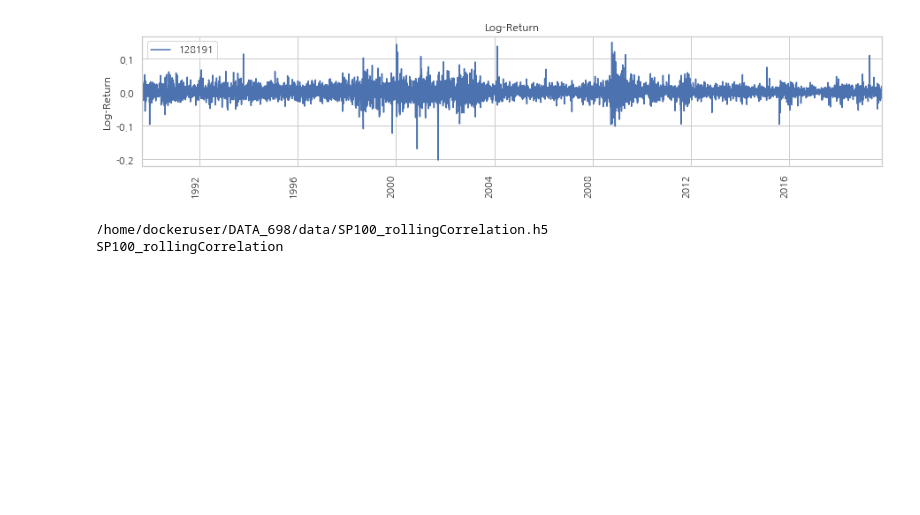
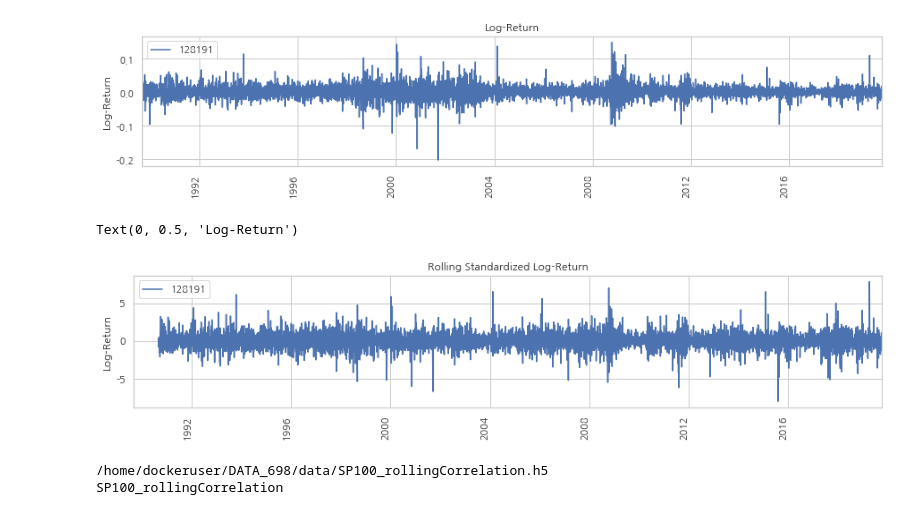
Before and after one commit to dnokes/DATA_698, a Jupyter notebook: notebooks/prototyping/DATA_698_Test_MSTs_Docker_Test.ipynb, the cells around one changed output. Cells and saved outputs as stored; diff of their text form; code cells hidden in the pictures; blank space fills up the shorter version.

```diff
--- a/notebooks/prototyping/DATA_698_Test_MSTs_Docker_Test.ipynb
+++ b/notebooks/prototyping/DATA_698_Test_MSTs_Docker_Test.ipynb
@@ -104,7 +104,7 @@ logReturn=logPrice.diff(periods=1,axis=0)
 Create a rolling version of the standardization:
 # %%
 # set raw flag
-rawFlag=False
+rawFlag=True
 # compute rolling mean log return
 meanLogReturn=logReturn.rolling(window=lookback).apply(np.mean,raw=rawFlag)
 # compute rolling mean standard deviation of log return
@@ -165,14 +141,17 @@ plt.ylabel("Log-Return")
 Text(0, 0.5, 'Log-Return')
 [figure]
 # %%
-## define title
-#titleName='Log-Return'
-## display the returns
-#rollingStdLogReturn[128191].plot(legend=True,figsize=(15,3),rot=90,title=titleName)
-## remove x-axis label
-#plt.xlabel("")
-## add y-axis label
-#plt.ylabel("Log-Return")
+# define title
+titleName='Rolling Standardized Log-Return'
+# display the returns
+zLogReturn[128191].plot(legend=True,figsize=(15,3),rot=90,title=titleName)
+# remove x-axis label
+plt.xlabel("")
+# add y-axis label
+plt.ylabel("Log-Return")
+# %% [output]
+Text(0, 0.5, 'Log-Return')
+[figure, added]
 # %%
 # packages for clustering
 from scipy.linalg import block_diag
```
Also changed, not shown: parts of 7 cells of this notebook.
